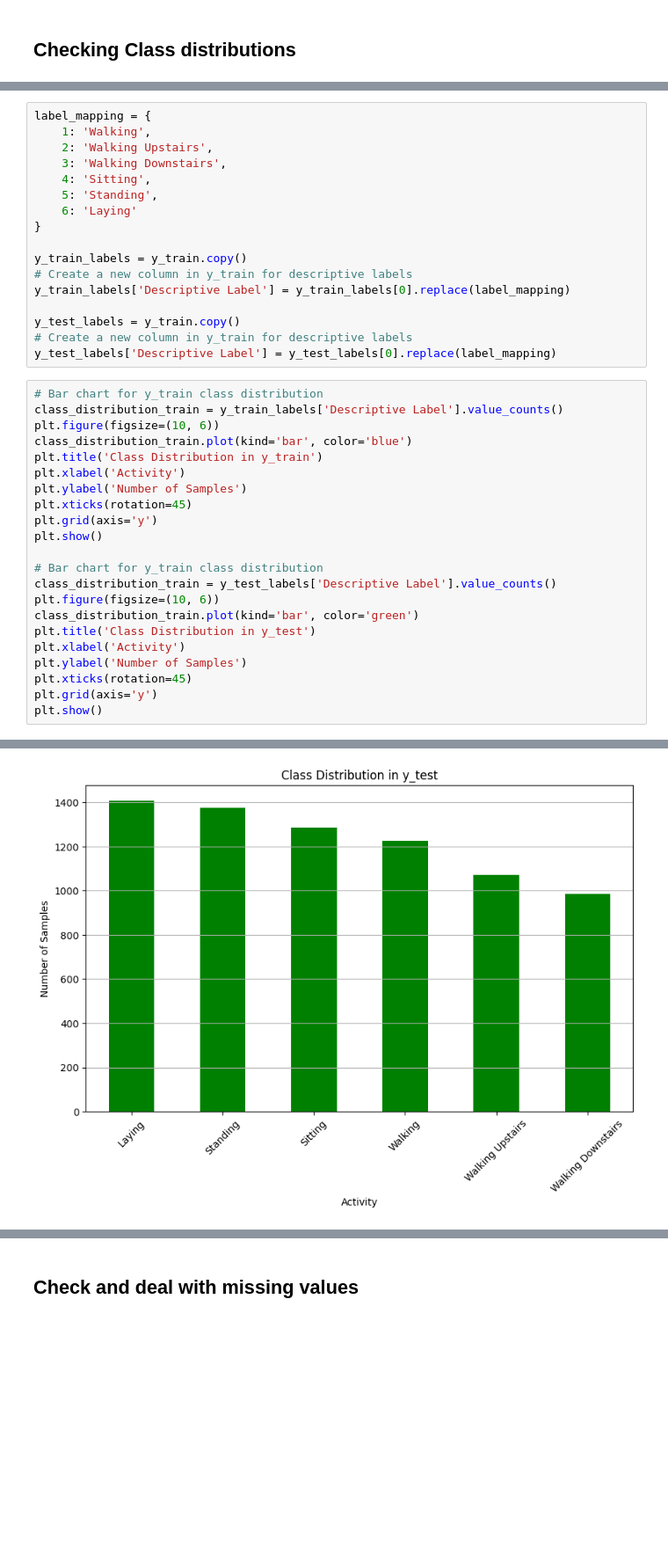
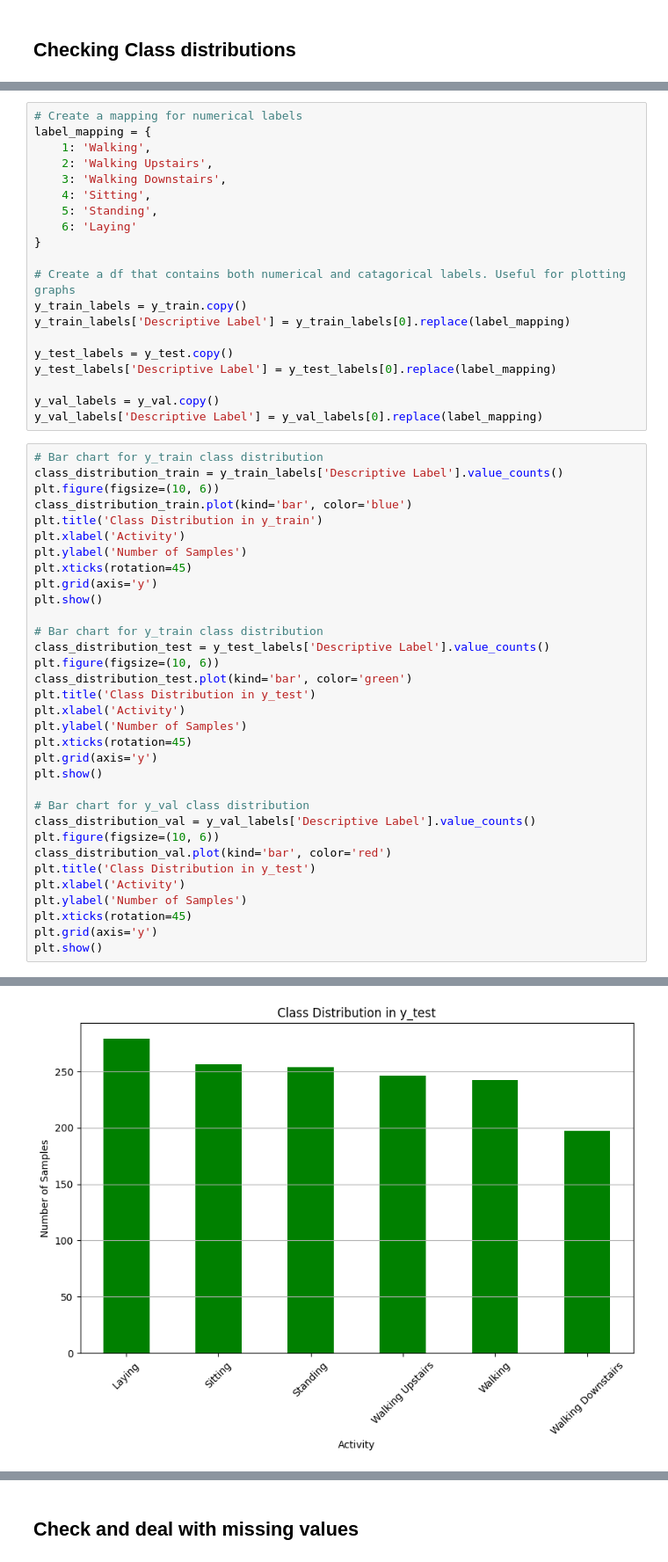
Before and after one commit to ronniepiku/EE52036_project, a Jupyter notebook: data_preprocessing.ipynb, the cells around one changed output, grey strips where cells are left out. Shown at 88% size. Saved outputs shown, nothing was run; the diff lists cells and outputs as text; blank space fills up the shorter version.

```diff
--- a/data_preprocessing.ipynb
+++ b/data_preprocessing.ipynb
@@ -66,6 +73,7 @@ Class distribution in y_test:
 3    197
 Name: count, dtype: int64
 # %%
+# Create a mapping for numerical labels
 label_mapping = {
     1: 'Walking',
     2: 'Walking Upstairs',
@@ -75,35 +83,48 @@ label_mapping = {
     6: 'Laying'
 }
 
+# Create a df that contains both numerical and catagorical labels. Useful for plotting graphs
 y_train_labels = y_train.copy()
-# Create a new column in y_train for descriptive labels
 y_train_labels['Descriptive Label'] = y_train_labels[0].replace(label_mapping)
 
-y_test_labels = y_train.copy()
-# Create a new column in y_train for descriptive labels
+y_test_labels = y_test.copy()
 y_test_labels['Descriptive Label'] = y_test_labels[0].replace(label_mapping)
+
+y_val_labels = y_val.copy()
+y_val_labels['Descriptive Label'] = y_val_labels[0].replace(label_mapping)
 # %%
 # Bar chart for y_train class distribution
 class_distribution_train = y_train_labels['Descriptive Label'].value_counts()
 plt.figure(figsize=(10, 6))
 class_distribution_train.plot(kind='bar', color='blue')
 plt.title('Class Distribution in y_train')
 plt.xlabel('Activity')
 plt.ylabel('Number of Samples')
 plt.xticks(rotation=45)
 plt.grid(axis='y')
 plt.show()
 
 # Bar chart for y_train class distribution
-class_distribution_train = y_test_labels['Descriptive Label'].value_counts()
+class_distribution_test = y_test_labels['Descriptive Label'].value_counts()
 plt.figure(figsize=(10, 6))
-class_distribution_train.plot(kind='bar', color='green')
+class_distribution_test.plot(kind='bar', color='green')
 plt.title('Class Distribution in y_test')
 plt.xlabel('Activity')
 plt.ylabel('Number of Samples')
 plt.xticks(rotation=45)
 plt.grid(axis='y')
 plt.show()
+
+# Bar chart for y_val class distribution
+class_distribution_val = y_val_labels['Descriptive Label'].value_counts()
+plt.figure(figsize=(10, 6))
+class_distribution_val.plot(kind='bar', color='red')
+plt.title('Class Distribution in y_test')
+plt.xlabel('Activity')
+plt.ylabel('Number of Samples')
+plt.xticks(rotation=45)
+plt.grid(axis='y')
+plt.show()
 # %% [output]
 [figure]
-[figure, old version]
+[figure, new version]
```
Also changed, not shown: parts of 17 cells of this notebook, 1 other file.
